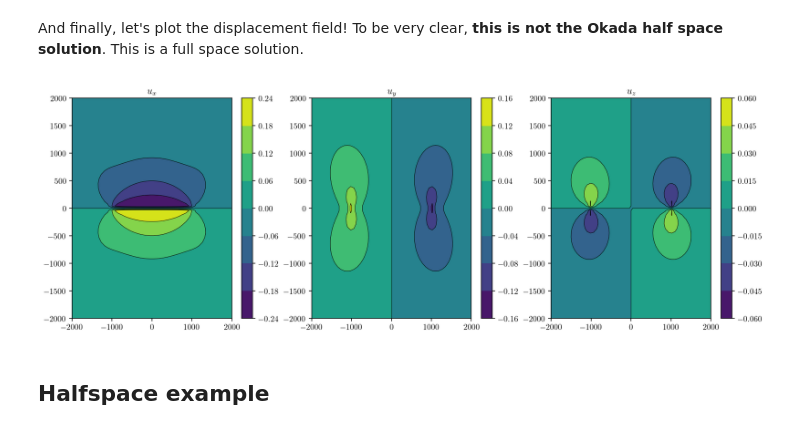
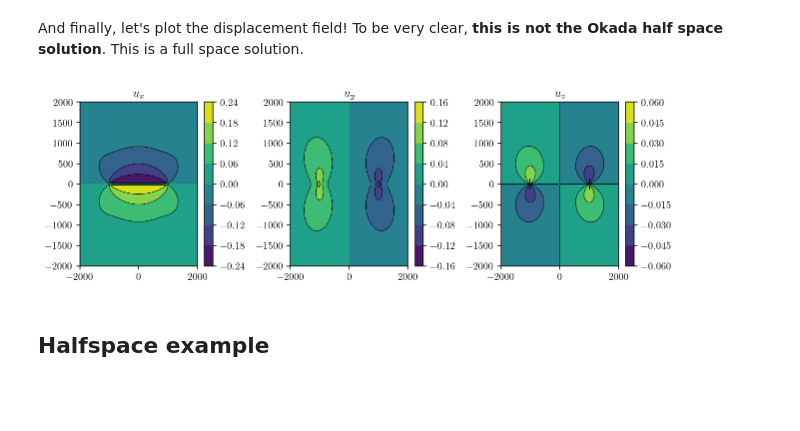
Before and after one commit to tbenthompson/tectosaur2, a Jupyter notebook: tdes/sa_tdes.ipynb, the cells around one changed output. Drawn from its saved outputs; the diff is of its cells as text; code cells hidden in the pictures; blank space fills up the shorter version.

```diff
--- a/sa_tdes.ipynb
+++ b/tdes/sa_tdes.ipynb
@@ -63,18 +63,19 @@ disp = np.sum(disp_mat, axis=1).reshape((nobs, nobs, 3))
 # %% [markdown]
 And finally, let's plot the displacement field! To be very clear, **this is not the Okada half space solution**. This is a full space solution.
 # %%
-plt.figure(figsize=(15, 5))
+plt.figure(figsize=(9, 3))
 for d in range(3):
     plt.subplot(1, 3, 1 + d)
     cntf = plt.contourf(obsx, obsy, disp[:, :, d])
     plt.contour(obsx, obsy, disp[:, :, d], colors="k", linestyles="-", linewidths=0.5)
     plt.colorbar(cntf)
     plt.xlim(zoomx)
     plt.ylim(zoomy)
     plt.title(f"$u_{['x','y','z'][d]}$")
+plt.tight_layout()
 plt.show()
 # %% [output]
-[figure, old version]
+[figure, new version]
 # %% [markdown]
 ## Halfspace example
 # %% [markdown]
```
Also changed, not shown: parts of 45 cells of this notebook, 22 other files.
